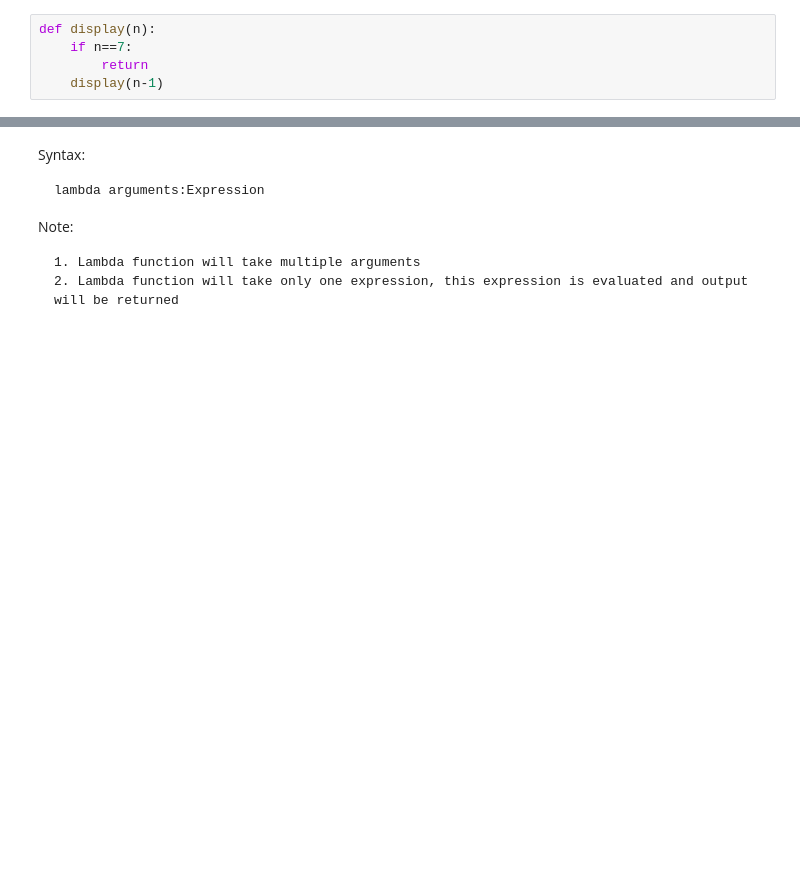
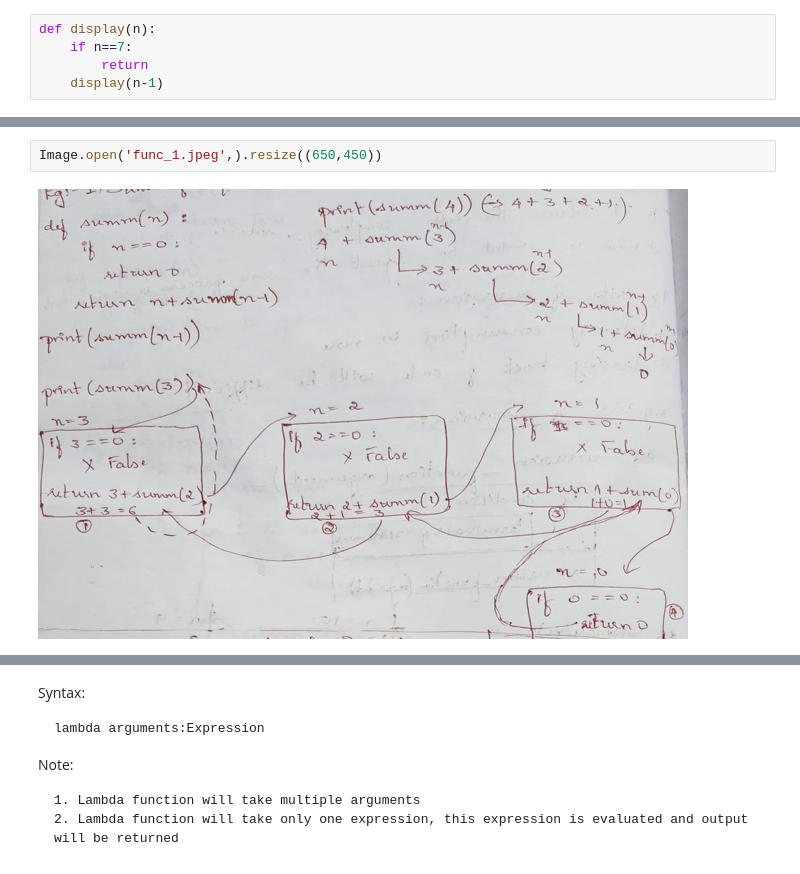
Before and after one commit to MJShreelakshmi/FS-Repo, a Jupyter notebook: Python/Functions/Functions-3.ipynb, the cells around one changed output, grey strips where cells are left out. Saved outputs shown, nothing was run; the diff lists cells and outputs as text; blank space fills up the shorter version.

```diff
--- a/Python/Functions/Functions-3.ipynb
+++ b/Python/Functions/Functions-3.ipynb
@@ -311,0 +331,4 @@ display(9)        display(8)       display(8)       o/p: None
+# %%
+Image.open('func_1.jpeg',).resize((650,450))
+# %% [output]
+[figure, added]
```
Also changed, not shown: parts of 14 cells of this notebook, 12 other files.
